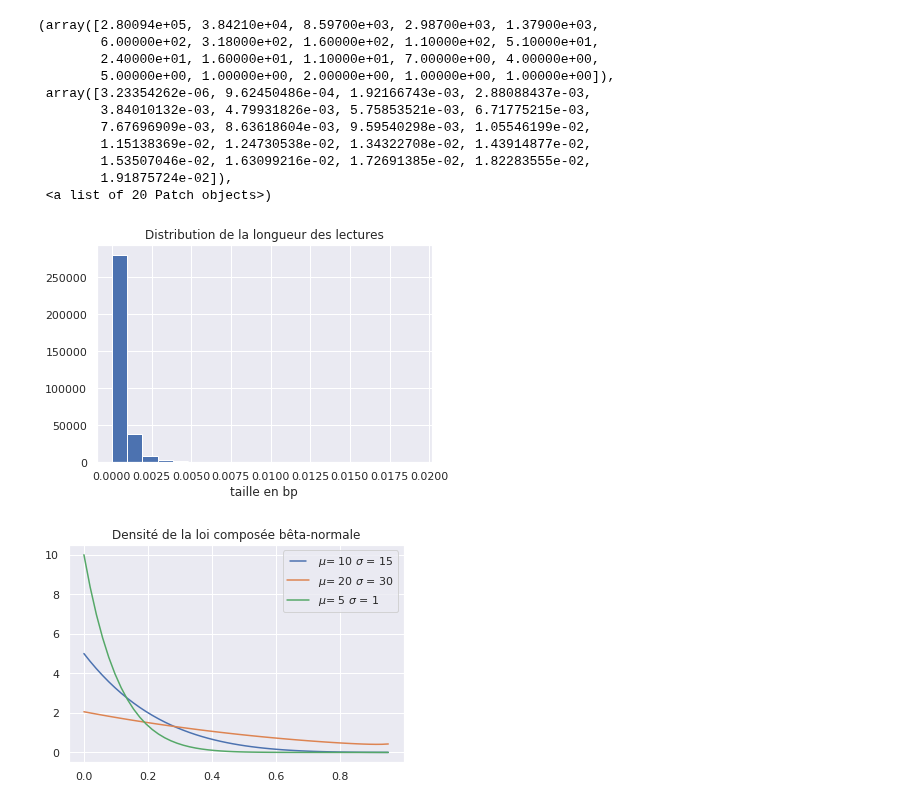
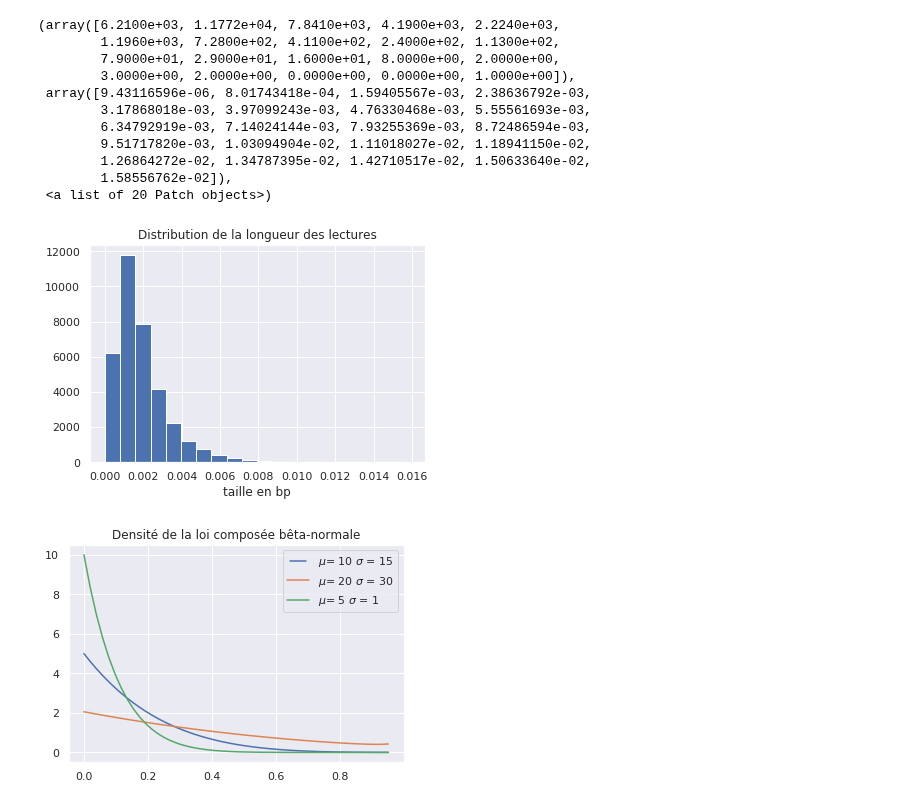
Before and after one commit to aminaghoul/reads_seq, a Jupyter notebook: Untitled.ipynb, the cells around one changed output. Cells and saved outputs as stored; diff of their text form; code cells hidden in the pictures.

```diff
--- a/Untitled.ipynb
+++ b/Untitled.ipynb
@@ -17,37 +17,37 @@ from functools import partial
 from itertools import chain
 from numpy.random import choice
 # %%
-monFichier = open("../Documents/Donnees/DRR164914.fastq", "r") #MINION
+monFichier = open("../Documents/PACBIO/pacbiors2/DRR067778_subreads.fastq", "r") #MINION
 taille = []
 f = []
 norm = []
 
 for line in monFichier:
     fields = line.strip().split()
     for idx, word in enumerate(fields):
         f.append(word)
 
 for i, element in enumerate(f):
     if element.endswith("/1") and i + 1 < len(f):
         taille.append(len(f[i + 1]))
 g = sum(taille)
 norm = [i / 3711100 for i in taille]
 plt.title("Distribution de la longueur des lectures")
 plt.xlabel("taille en bp")
 plt.hist(norm,bins =20)
 # %% [output]
-(array([2.80094e+05, 3.84210e+04, 8.59700e+03, 2.98700e+03, 1.37900e+03,
-        6.00000e+02, 3.18000e+02, 1.60000e+02, 1.10000e+02, 5.10000e+01,
-        2.40000e+01, 1.60000e+01, 1.10000e+01, 7.00000e+00, 4.00000e+00,
-        5.00000e+00, 1.00000e+00, 2.00000e+00, 1.00000e+00, 1.00000e+00]),
- array([3.23354262e-06, 9.62450486e-04, 1.92166743e-03, 2.88088437e-03,
-        3.84010132e-03, 4.79931826e-03, 5.75853521e-03, 6.71775215e-03,
-        7.67696909e-03, 8.63618604e-03, 9.59540298e-03, 1.05546199e-02,
-        1.15138369e-02, 1.24730538e-02, 1.34322708e-02, 1.43914877e-02,
-        1.53507046e-02, 1.63099216e-02, 1.72691385e-02, 1.82283555e-02,
-        1.91875724e-02]),
+(array([6.2100e+03, 1.1772e+04, 7.8410e+03, 4.1900e+03, 2.2240e+03,
+        1.1960e+03, 7.2800e+02, 4.1100e+02, 2.4000e+02, 1.1300e+02,
+        7.9000e+01, 2.9000e+01, 1.6000e+01, 8.0000e+00, 2.0000e+00,
+        3.0000e+00, 2.0000e+00, 0.0000e+00, 0.0000e+00, 1.0000e+00]),
+ array([9.43116596e-06, 8.01743418e-04, 1.59405567e-03, 2.38636792e-03,
+        3.17868018e-03, 3.97099243e-03, 4.76330468e-03, 5.55561693e-03,
+        6.34792919e-03, 7.14024144e-03, 7.93255369e-03, 8.72486594e-03,
+        9.51717820e-03, 1.03094904e-02, 1.11018027e-02, 1.18941150e-02,
+        1.26864272e-02, 1.34787395e-02, 1.42710517e-02, 1.50633640e-02,
+        1.58556762e-02]),
  <a list of 20 Patch objects>)
-[figure, old version]
+[figure, new version]
 # %%
 def integrale_trapeze(f, x_min, x_max, nb_x):
     pas = (x_max - x_min) / (nb_x * 2)
```
Also changed, not shown: parts of 3 cells of this notebook.
